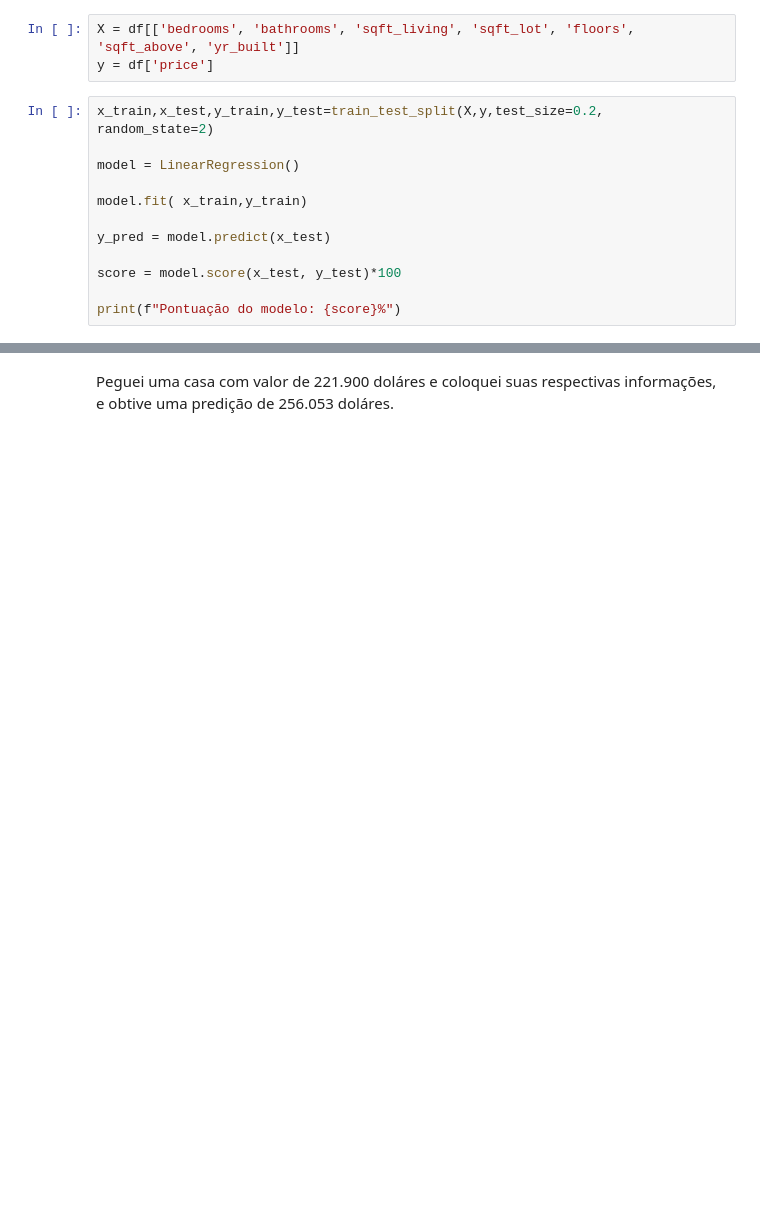
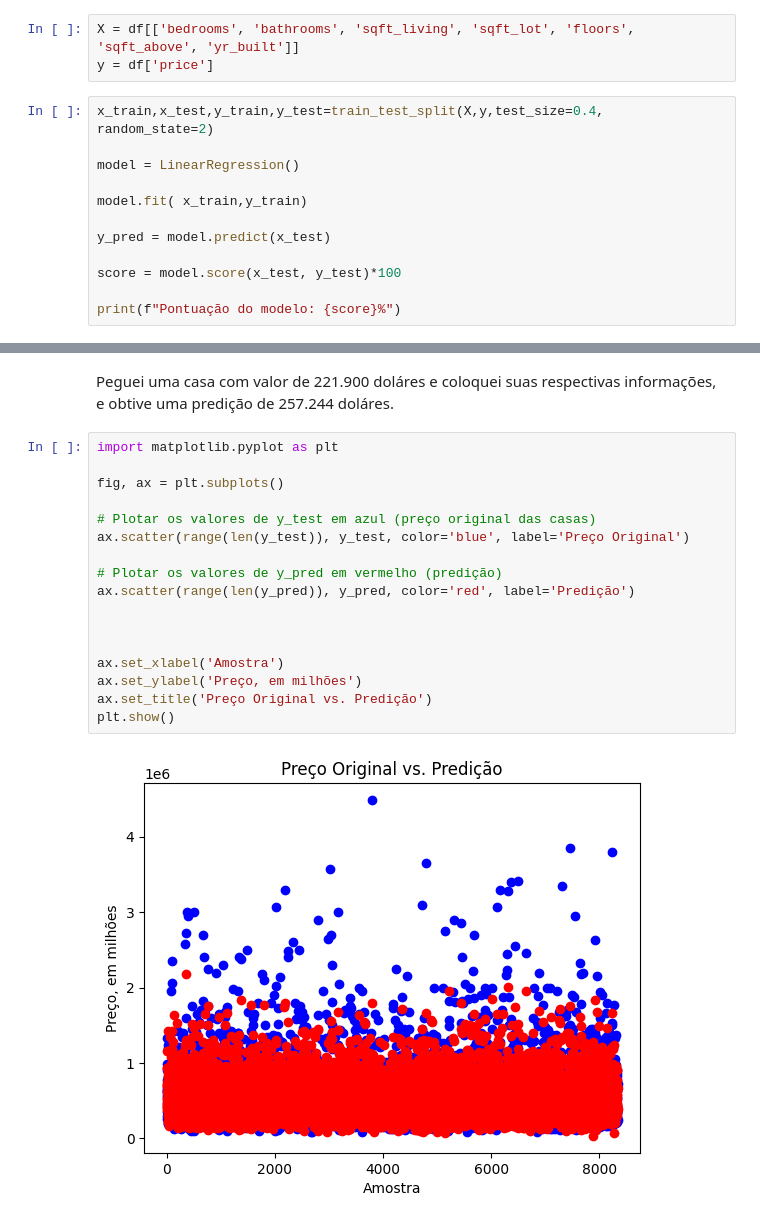
Before and after one commit to jonatahpfg/Machine-learning-estudos, a Jupyter notebook: Predição_de_preço_de_residências.ipynb, the cells around one changed output, grey strips where cells are left out. Drawn from its saved outputs; the diff is of its cells as text; blank space fills up the shorter version.

```diff
--- a/Predição_de_preço_de_residências.ipynb
+++ b/Predição_de_preço_de_residências.ipynb
@@ -49,7 +49,7 @@ df = df[df['floors']<=floors_limite]
 X = df[['bedrooms', 'bathrooms', 'sqft_living', 'sqft_lot', 'floors', 'sqft_above', 'yr_built']]
 y = df['price']
 # %%
-x_train,x_test,y_train,y_test=train_test_split(X,y,test_size=0.2, random_state=2)
+x_train,x_test,y_train,y_test=train_test_split(X,y,test_size=0.4, random_state=2)
 
 model = LinearRegression()
 
@@ -87,2 +87,21 @@ Preço previsto da casa: [256053.14023729]
 # %% [markdown]
-Peguei uma casa com valor de 221.900 doláres e coloquei suas respectivas informações, e obtive uma predição de 256.053 doláres.
+Peguei uma casa com valor de 221.900 doláres e coloquei suas respectivas informações, e obtive uma predição de 257.244 doláres.
+# %%
+import matplotlib.pyplot as plt
+
+fig, ax = plt.subplots()
+
+# Plotar os valores de y_test em azul (preço original das casas)
+ax.scatter(range(len(y_test)), y_test, color='blue', label='Preço Original')
+
+# Plotar os valores de y_pred em vermelho (predição)
+ax.scatter(range(len(y_pred)), y_pred, color='red', label='Predição')
+
+
+
+ax.set_xlabel('Amostra')
+ax.set_ylabel('Preço, em milhões')
+ax.set_title('Preço Original vs. Predição')
+plt.show()
+# %% [output]
+[figure, added]
```
Also changed, not shown: parts of 4 cells of this notebook.
